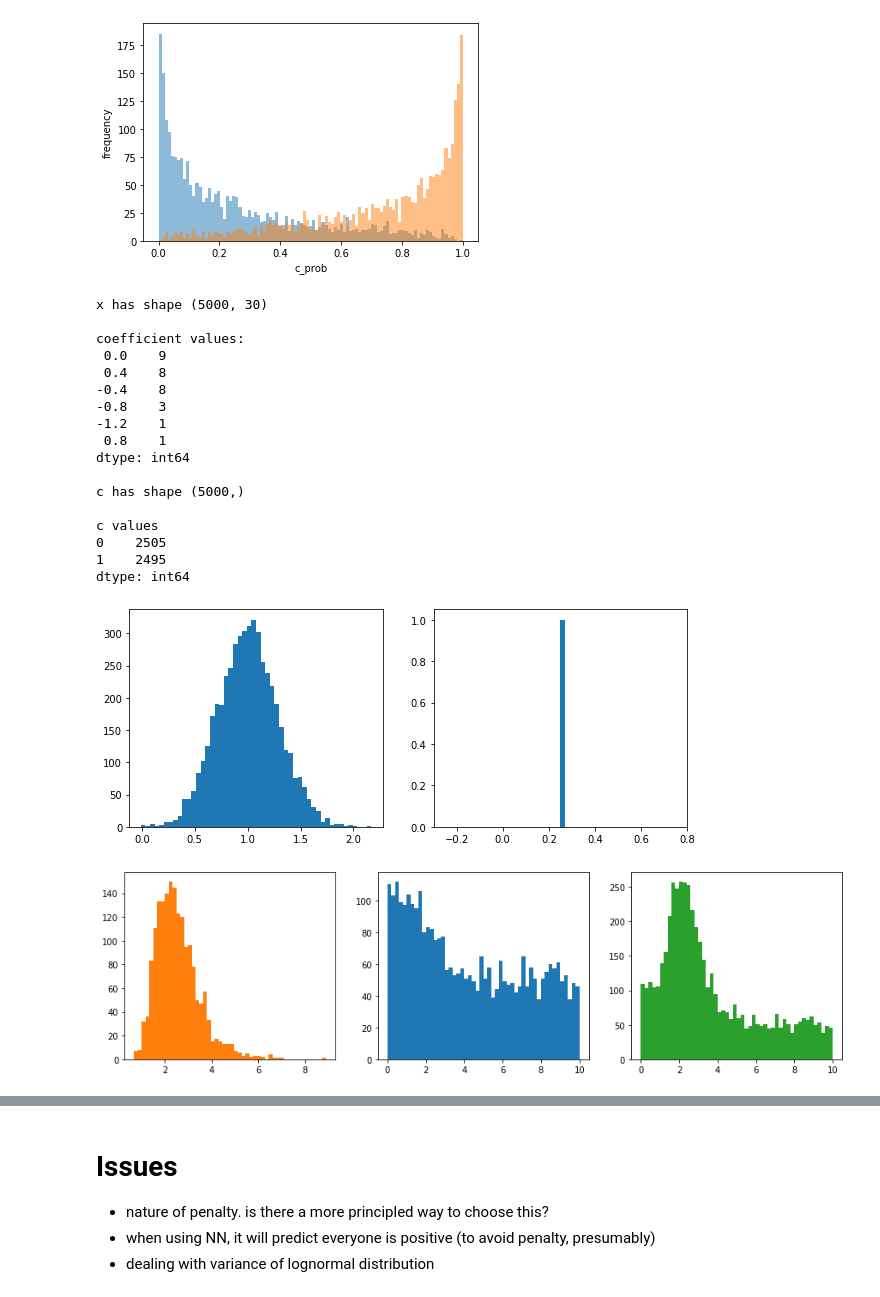
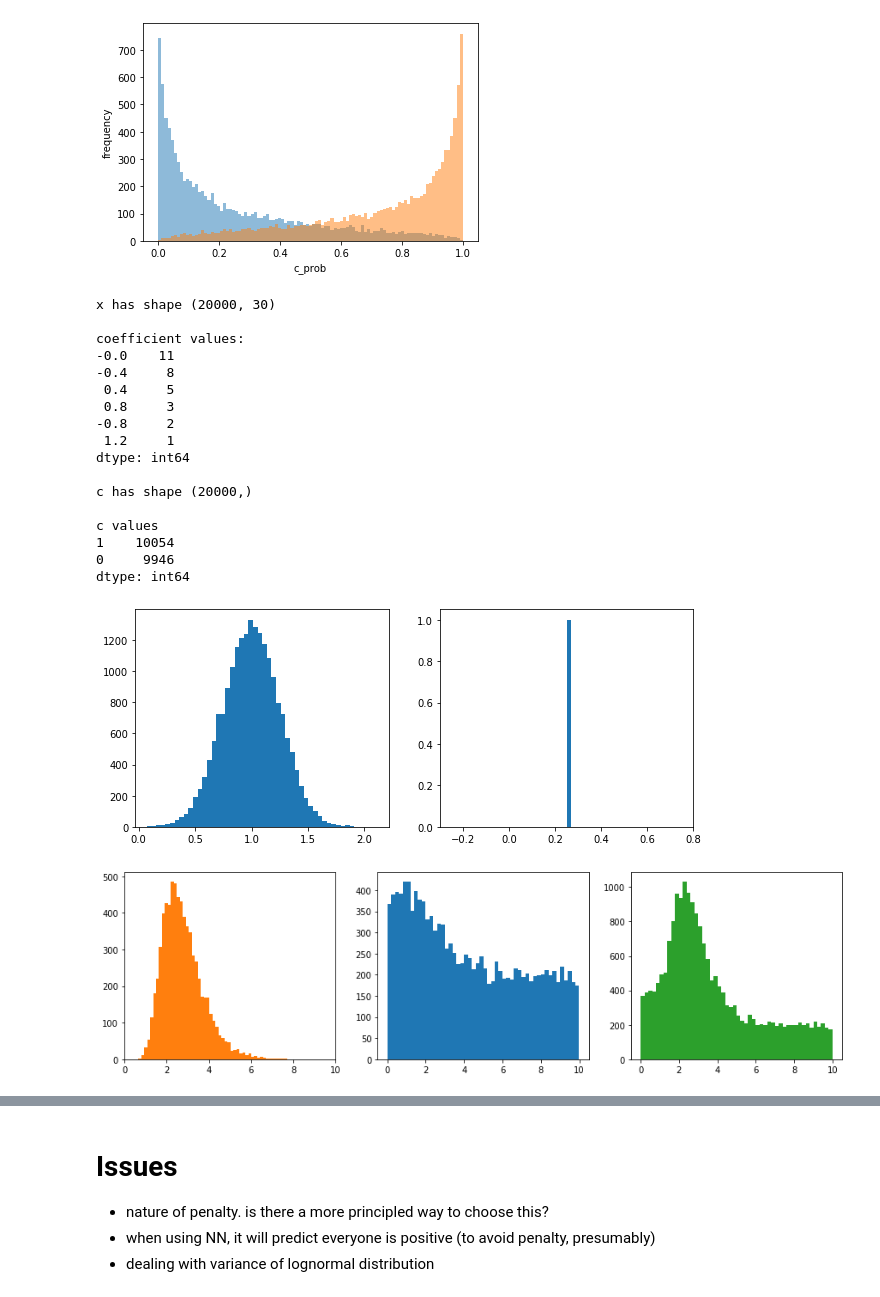
Before and after one commit to mengelhard/cft, a Jupyter notebook: notebooks/cft_sim.ipynb, the cells around one changed output, grey strips where cells are left out. Drawn from its saved outputs; the diff is of its cells as text; code cells hidden in the pictures.

```diff
--- a/notebooks/cft_sim.ipynb
+++ b/notebooks/cft_sim.ipynb
@@ -7,7 +7,7 @@ import matplotlib.pyplot as plt
 # simulate condition c as a function of covariates x
 
 n_features = 30
-n_examples = 5000
+n_examples = 20000
 
 x = np.random.randn(n_examples, n_features)
 xc_coeffs = .4 * np.round(np.random.randn(n_features))
@@ -31,23 +31,23 @@ print('c has shape', np.shape(c), '\n')
 print('c values')
 print(pd.value_counts(c), '\n')
 # %% [output]
-[figure, old version]
+[figure, new version]
-x has shape (5000, 30)
+x has shape (20000, 30)
 
 coefficient values:
- 0.0    9
- 0.4    8
--0.4    8
--0.8    3
--1.2    1
- 0.8    1
+-0.0    11
+-0.4     8
+ 0.4     5
+ 0.8     3
+-0.8     2
+ 1.2     1
 dtype: int64
 
-c has shape (5000,)
+c has shape (20000,)
 
 c values
-0    2505
-1    2495
+1    10054
+0     9946
 dtype: int64
 # %%
 # simulate event times as a function of c and x with uniform censoring
@@ -67,21 +67,22 @@ ax[0].hist(mu_event, bins=50)
 ax[1].hist(sigsq_event, bins=50)
 plt.show()
 # %% [output]
-[figure, old version]
+[figure, new version]
 # %%
 event_times = np.exp(mu_event + sigsq_event * np.random.randn(n_examples)) + max_time * (1 - c)
 censoring_times = max_time * np.random.rand(n_examples)
 
 t = np.minimum(event_times, censoring_times)
 s = (t == event_times).astype(int)
 
 fig, ax = plt.subplots(1, 3, figsize=(15, 4))
 ax[0].hist(t[s == 1], color='C1', bins=50)
+ax[0].set_xlim([0, 10])
 ax[1].hist(t[s == 0], color='C0', bins=50)
 ax[2].hist(t, color='C2', bins=50)
 plt.show()
 # %% [output]
-[figure, old version]
+[figure, new version]
 # %%
 import sys
 sys.path.append('../src')
```
Also changed, not shown: parts of 8 cells of this notebook, 1 other file.
